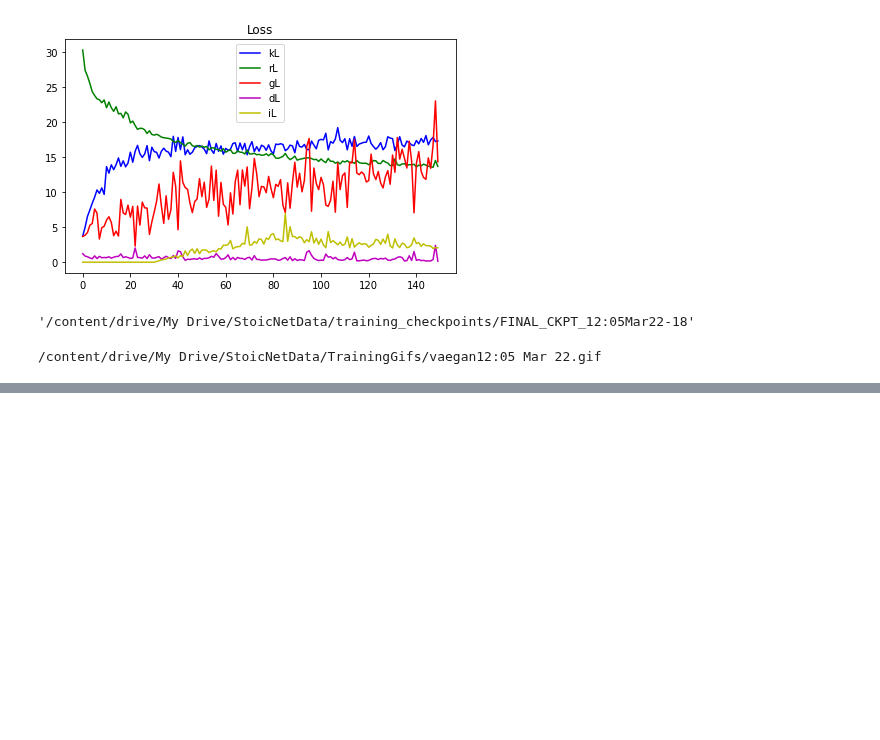
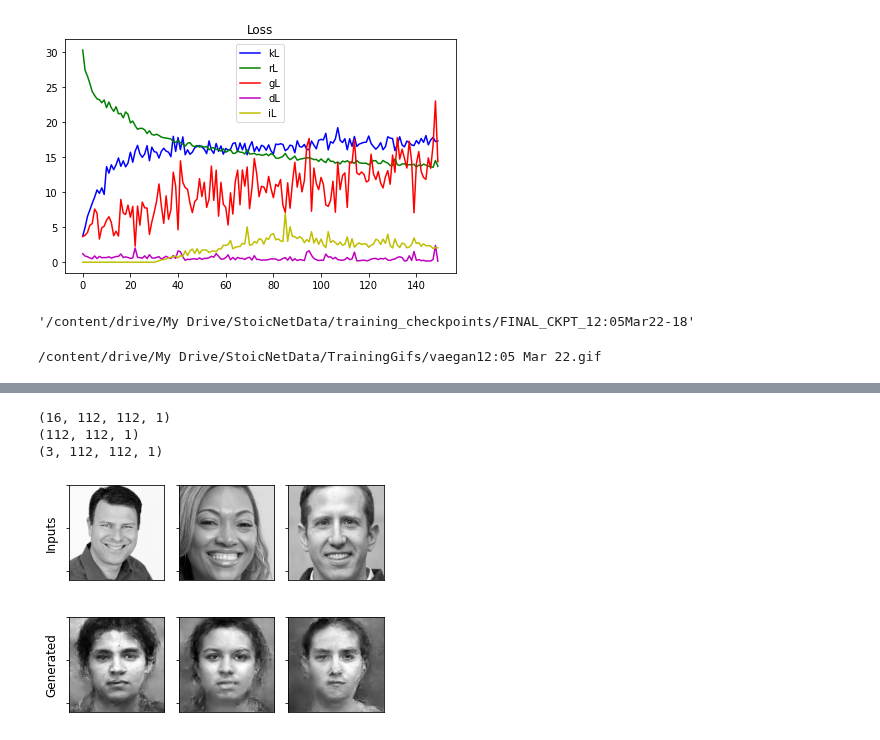
Before and after one commit to willtc111/StoicNet, a Jupyter notebook: Trainer.ipynb, the cells around one changed output, grey strips where cells are left out. Saved outputs shown, nothing was run; the diff lists cells and outputs as text; code cells hidden in the pictures; blank space fills up the shorter version.

Commit message:
Tests on novel samples are BAD

```diff
--- a/Trainer.ipynb
+++ b/Trainer.ipynb
@@ -102,6 +106,9 @@ BATCH_SIZE = 32
 DB_PATH = BASE_DIR
 raw_train = tf.data.TFRecordDataset(DB_PATH + "train.tfrecords")
 raw_test = tf.data.TFRecordDataset(DB_PATH + "test.tfrecords")
+
+raw_novel = tf.data.TFRecordDataset(DB_PATH + "novel.tfrecords")
+parsed_novel = raw_novel.map(parser)
 
 #raw_val = raw_test.shard(2,0)
 #raw_test = raw_test.shard(2,1)
@@ -607,0 +626,31 @@ with imageio.get_writer(anim_filename, mode='I') as writer:
+# %%
+print(random_images_for_generation.shape)
+
+for image_features in parsed_novel.take(1):
+    first = image_features['imageNeutral']
+    second = image_features['imageExpressive']
+    third = image_features['imageOther']
+    print(first.shape)
+    test_input = np.array([first, second, third])
+    print(test_input.shape)
+
+    images = generateImg(encoder, decoder, test_input[0:3])
+    rs = recognizer.recognize(test_input[0:3], images)
+    ims = np.concatenate((test_input[0:3], images), axis=0)
+    assert not np.any(np.isnan(ims))
+    fig, axes = plt.subplots(nrows=2, ncols=3, figsize=(5,4))
+    for i in range(ims.shape[0]):
+        c = i % 3
+        r = i // 3
+        axes[r, c].imshow(ims[i, :, :, 0], cmap='gray')
+        axes[r, c].set_yticklabels([])
+        axes[r, c].xaxis.set_visible(False)
+    axes[0,0].set_ylabel("Inputs", size='large')
+    axes[1,0].set_ylabel("Generated", size='large')
+    fig.tight_layout()
+    plt.savefig('novel_outputs.png')
+# %% [output]
+(16, 112, 112, 1)
+(112, 112, 1)
+(3, 112, 112, 1)
+[figure, added]
```
Also changed, not shown: parts of 6 cells of this notebook.
